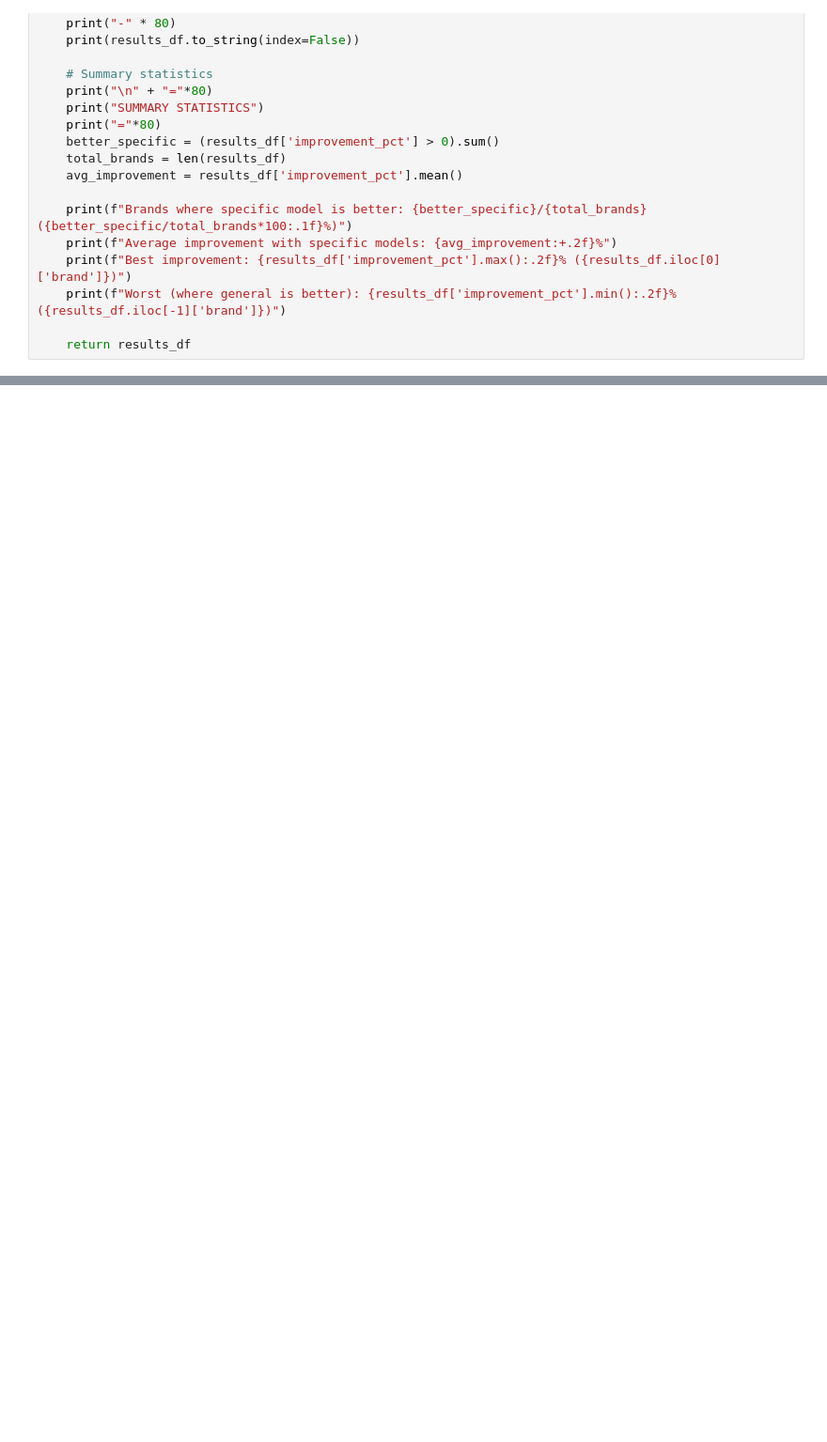
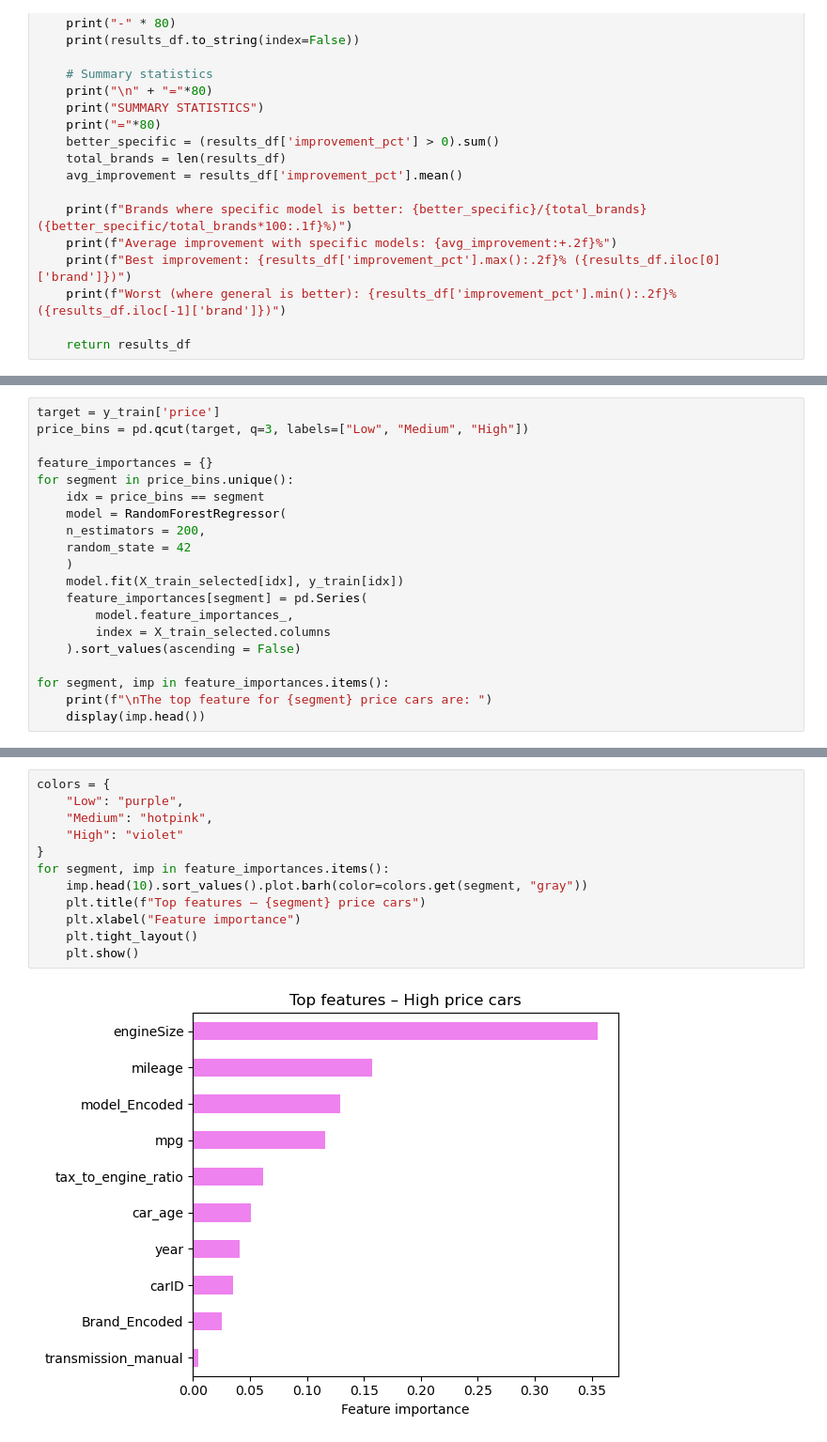
Before and after one commit to Filipesteves974/Machine-Learning-project, a Jupyter notebook: openEndSection.ipynb, the cells around one changed output, grey strips where cells are left out. Shown at 94% size. Cells and saved outputs as stored; diff of their text form; blank space fills up the shorter version.

```diff
--- a/openEndSection.ipynb
+++ b/openEndSection.ipynb
@@ -718,0 +745,20 @@ IndexError: index 0 is out of bounds for axis 0 with size 0
+# %%
+target = y_train['price']
+price_bins = pd.qcut(target, q=3, labels=["Low", "Medium", "High"])
+
+feature_importances = {}
+for segment in price_bins.unique():
+    idx = price_bins == segment
+    model = RandomForestRegressor(
+    n_estimators = 200,
+    random_state = 42
+    )
+    model.fit(X_train_selected[idx], y_train[idx])
+    feature_importances[segment] = pd.Series(
+        model.feature_importances_,
+        index = X_train_selected.columns
+    ).sort_values(ascending = False)
+
+for segment, imp in feature_importances.items():
+    print(f"\nThe top feature for {segment} price cars are: ")
+    display(imp.head())
@@ -718,0 +787,14 @@ IndexError: index 0 is out of bounds for axis 0 with size 0
+# %%
+colors = {
+    "Low": "purple",
+    "Medium": "hotpink",
+    "High": "violet"
+}
+for segment, imp in feature_importances.items():
+    imp.head(10).sort_values().plot.barh(color=colors.get(segment, "gray"))
+    plt.title(f"Top features – {segment} price cars")
+    plt.xlabel("Feature importance")
+    plt.tight_layout()
+    plt.show()
+# %% [output]
+[figure, added]
```
Also changed, not shown: parts of 11 cells of this notebook, 2 other files.
